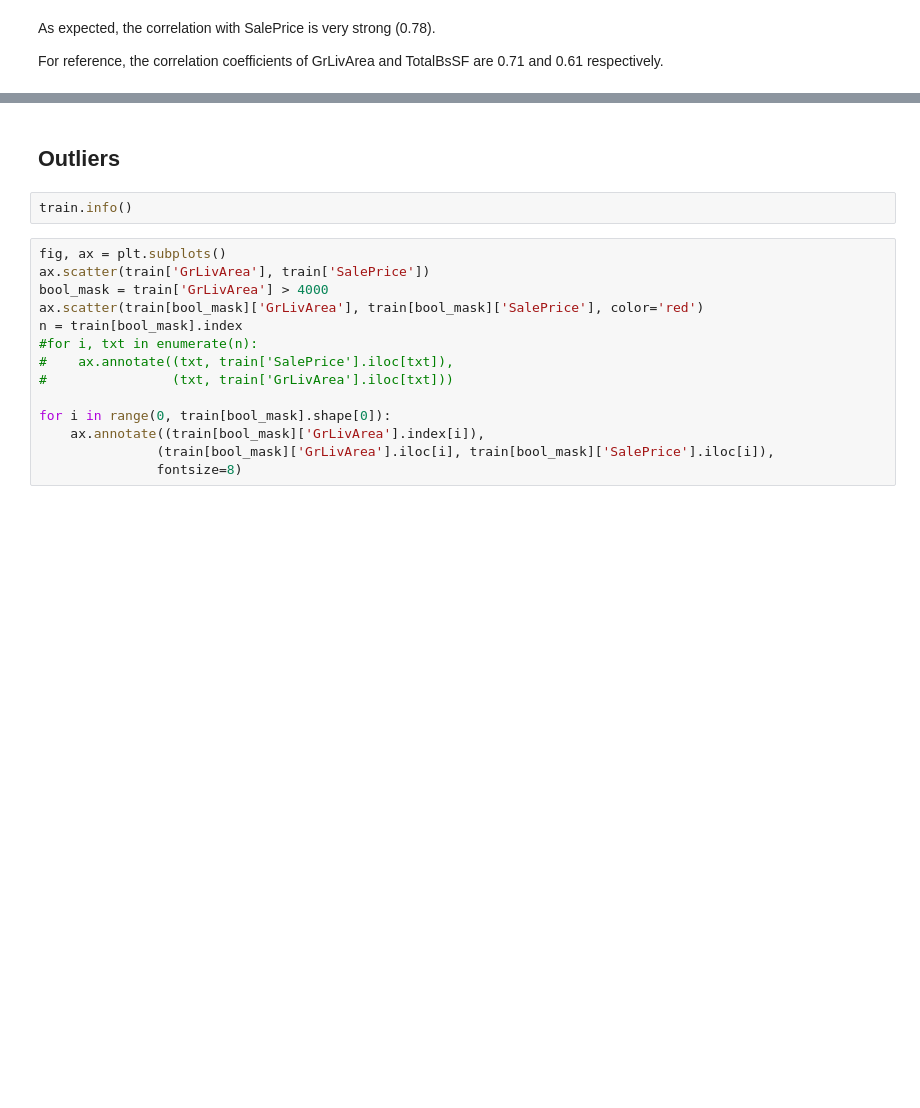
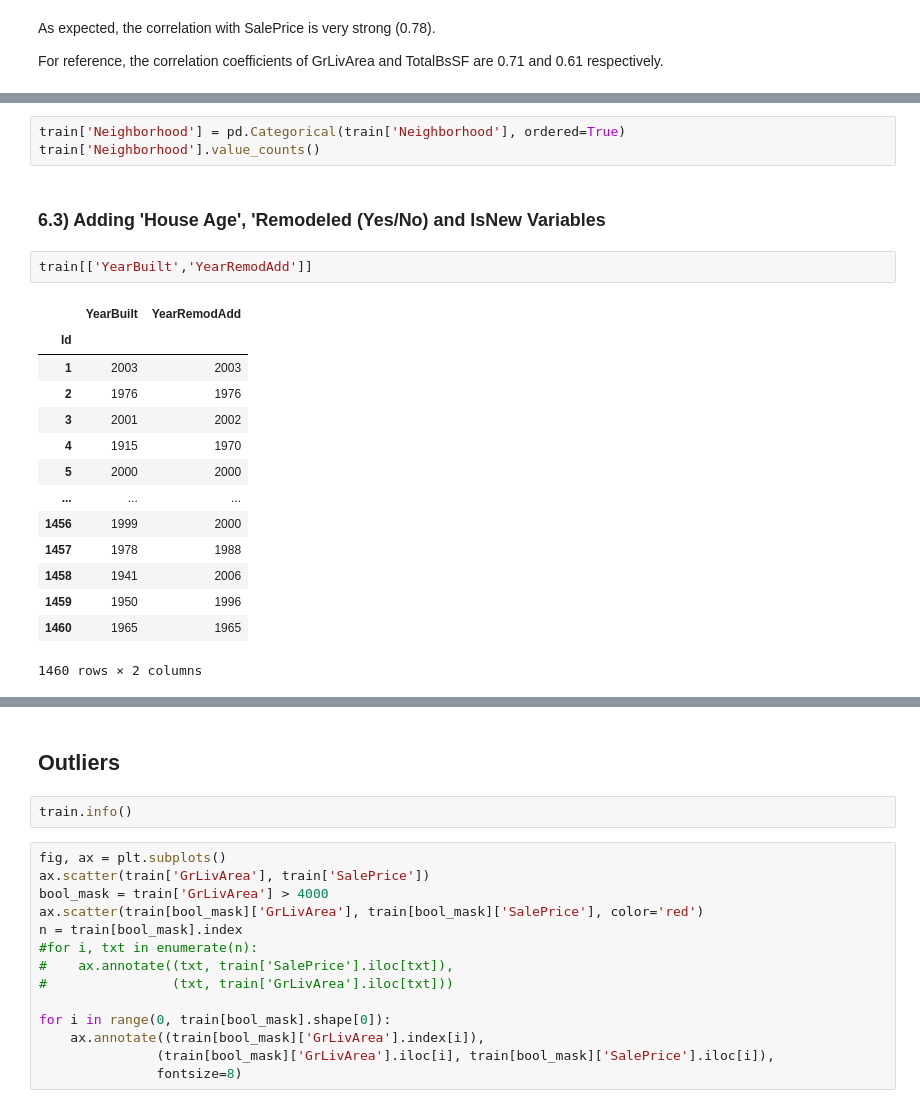
Before and after one commit to caffeinatedwoof/kaggle_predict_housing_prices, a Jupyter notebook: eda.ipynb, the cells around one changed output, grey strips where cells are left out. Drawn from its saved outputs; the diff is of its cells as text; blank space fills up the shorter version.

```diff
--- a/eda.ipynb
+++ b/eda.ipynb
@@ -460,0 +473,22 @@ For reference, the correlation coefficients of GrLivArea and TotalBsSF are 0.71
+# %%
+train['Neighborhood'] = pd.Categorical(train['Neighborhood'], ordered=True)
+train['Neighborhood'].value_counts()
+# %% [markdown]
+### 6.3) Adding 'House Age', 'Remodeled (Yes/No) and IsNew Variables ###
+# %%
+train[['YearBuilt','YearRemodAdd']]
+# %% [output]
+|  | YearBuilt | YearRemodAdd |
+| Id |  |  |
+| 1 | 2003 | 2003 |
+| 2 | 1976 | 1976 |
+| 3 | 2001 | 2002 |
+| 4 | 1915 | 1970 |
+| 5 | 2000 | 2000 |
+| ... | ... | ... |
+| 1456 | 1999 | 2000 |
+| 1457 | 1978 | 1988 |
+| 1458 | 1941 | 2006 |
+| 1459 | 1950 | 1996 |
+| 1460 | 1965 | 1965 |
+1460 rows × 2 columns
```
Also changed, not shown: parts of 40 cells of this notebook, 6 other files.
